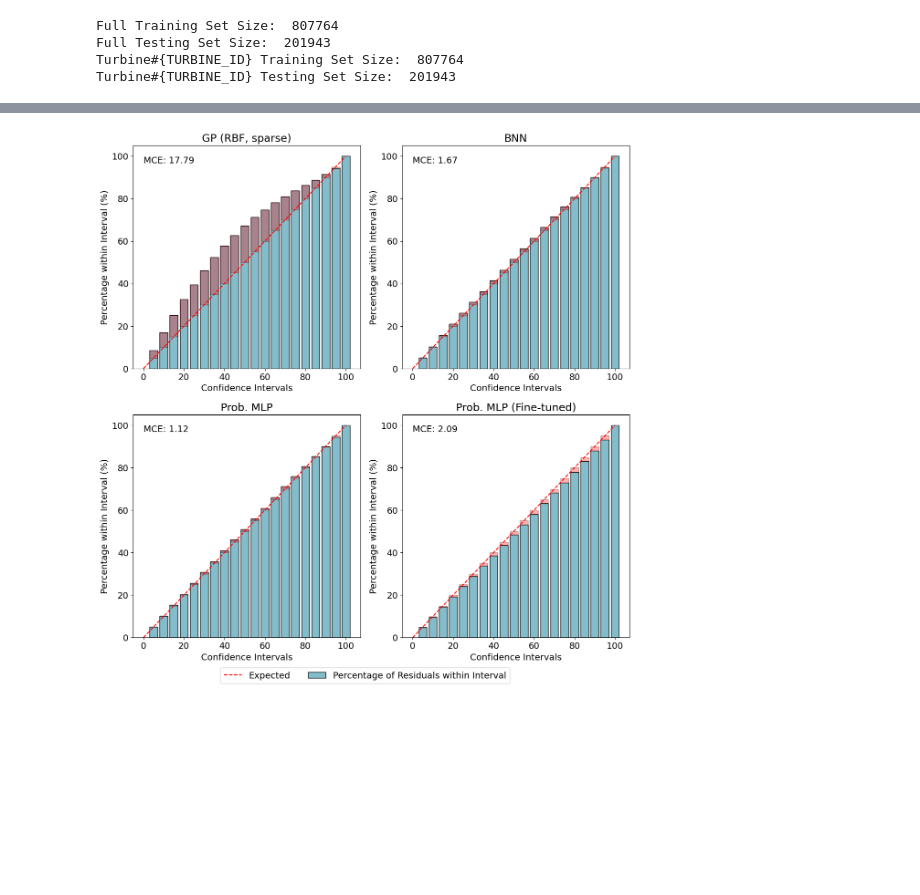
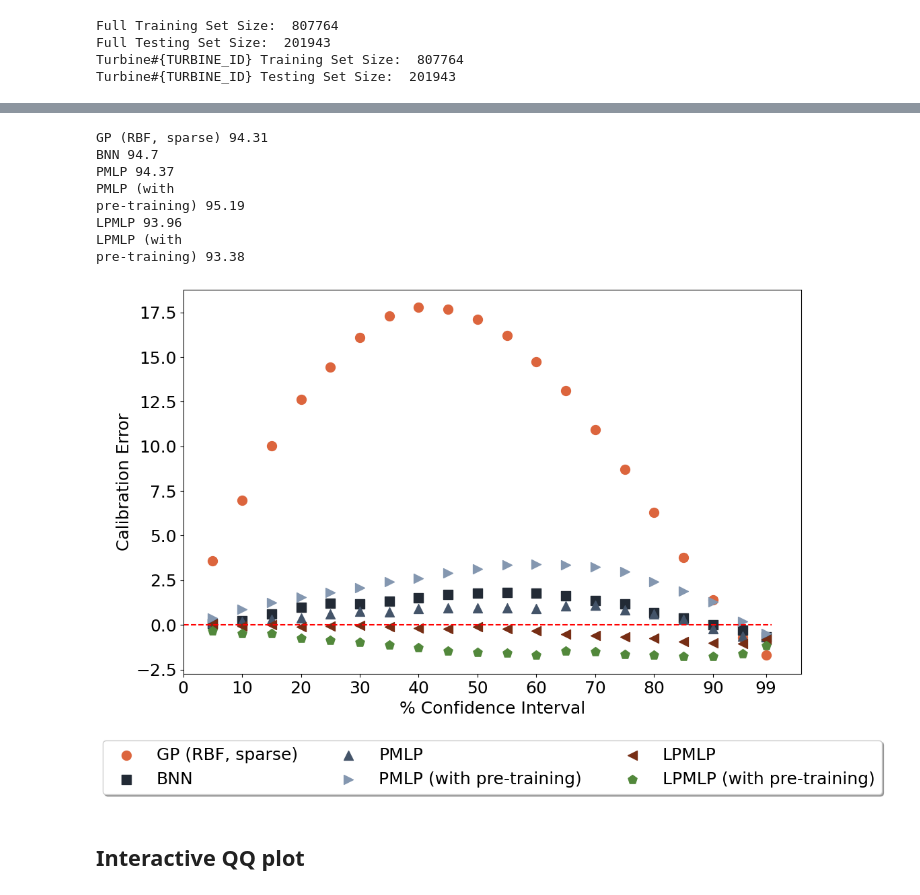
Before and after one commit to filofiocchi02/fyp, a Jupyter notebook: plots.ipynb, the cells around one changed output, grey strips where cells are left out. Cells and saved outputs as stored; diff of their text form; code cells hidden in the pictures; blank space fills up the shorter version.

```diff
--- a/plots.ipynb
+++ b/plots.ipynb
@@ -174,5 +176,75 @@ Prob. MLP (Fine-tuned) 93.1
+# %%
+def calc_percentages_in_interval(y_test, y_test_pred, y_test_stddevs, ci):
+    z_value = stats.norm.ppf((1 + ci) / 2)
+
+    test_lower_bound = y_test_pred - z_value * y_test_stddevs
+    test_upper_bound = y_test_pred + z_value * y_test_stddevs
+
+    test_within_interval = np.sum(np.logical_and(y_test.ravel() >= test_lower_bound, y_test.ravel() <= test_upper_bound))
+
+    test_percentage_within_interval = (test_within_interval / len(y_test.ravel())) * 100
+    return test_percentage_within_interval
+
+for i in range(len(y_test_list)):
+    print(titles[i], round(calc_percentages_in_interval(y_test, y_test_pred_list[i], y_test_std_list[i], 0.95), 2))
+# %% [output]
+GP (RBF, sparse) 94.31
+BNN 94.7
+PMLP 94.37
+PMLP (with
+pre-training) 95.19
+LPMLP 93.96
+LPMLP (with
+pre-training) 93.38
 # %%
-plot_confidence_interval_bar_grid(y_test_pred_list, y_test_std_list, y_test_list, bins=20, rmses=None, titles=titles)
+def plot_confidence_interval_combined(y_test_pred_list, y_test_std_list, y_test_list, bins=20, titles=None, save_path=None):
+    plt.rc('font', size=18)
+    fig, ax = plt.subplots(figsize=(12, 8))
+
+    p_values = np.array([stats.norm.ppf(i/bins + (1-i/bins)/2) for i in range(1, bins)]).squeeze()
+    t_values = np.concatenate((p_values, np.array([stats.norm.ppf(0.995)])))
+    markers = ['o', 's', '^', '>', '<', 'p', 'h']
+    colors = ['#DC653D', '#222A35', '#445469', '#8497B0', '#772E15', '#52883B', '#9A46D4']
+
+    ax.plot([0, 100], [0, 0], color='red', linestyle='--')
+
+    for i, (y_test_pred, y_test_std, y_test) in enumerate(zip(y_test_pred_list, y_test_std_list, y_test_list)):
+        actual_percentages = np.concatenate((np.arange(1, bins)*100/bins, np.array([99])))
+        percentages_within_interval = []
+        for t_value in t_values:
+            lower_bounds = y_test_pred.ravel() - t_value * y_test_std
+            upper_bounds = y_test_pred.ravel() + t_value * y_test_std
+
+            is_within_interval = np.logical_and(y_test >= lower_bounds, y_test <= upper_bounds)
+            num_within_interval = np.sum(is_within_interval)
+            percentage_within_interval = (num_within_interval / len(y_test)) * 100
+            percentages_within_interval.append(percentage_within_interval)
+        calibration_error = np.array(percentages_within_interval) - actual_percentages
+        ax.scatter(actual_percentages, calibration_error, marker=markers[i], color=colors[i], label=titles[i], s=100)
+
+    ax.set_xlim(0, 105)
+    ax.set_xticks(list(range(0, 91, 10)) + [99])
+    ax.set_xlabel('% Confidence Interval', fontsize=18)
+    ax.set_ylabel('Calibration Error', fontsize=18)
+
+    # Adjust the subplot parameters to make room for the legend at the bottom
+    plt.subplots_adjust(bottom=0.2)
+
+    # Place the legend at the bottom outside the plot
+    ax.legend(loc='upper center', bbox_to_anchor=(0.5, -0.15), fancybox=True, shadow=True, ncol=3, fontsize=18)
+
+    plt.tight_layout()
+
+    if save_path:
+        os.makedirs(os.path.dirname(save_path), exist_ok=True)
+        plt.savefig(save_path, bbox_inches='tight')
+
+    plt.show()
+
+
+plot_confidence_interval_combined(y_test_pred_list, y_test_std_list, y_test_list, bins=20, titles=titles)
 # %% [output]
-[figure, old version]
+[figure, new version]
+# %% [markdown]
+## Interactive QQ plot
 # %%
```
Also changed, not shown: parts of 8 cells of this notebook, 10 other files.
